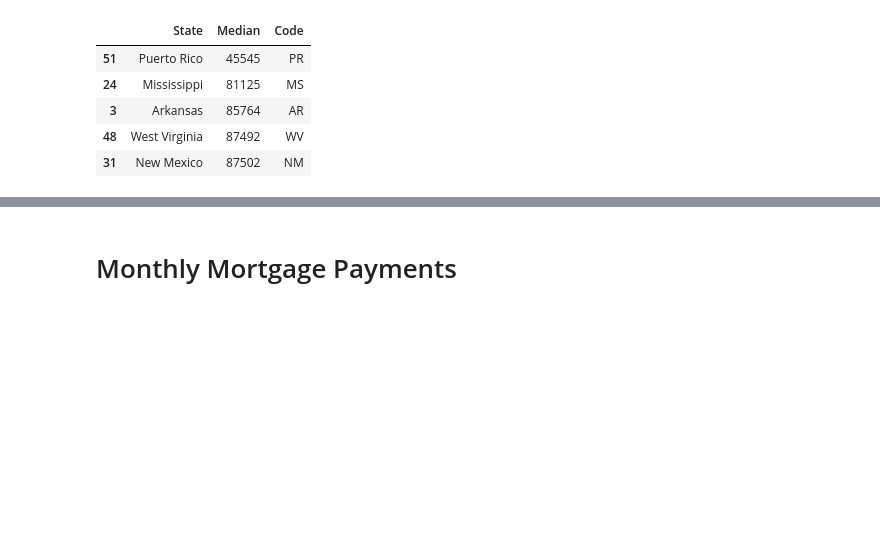
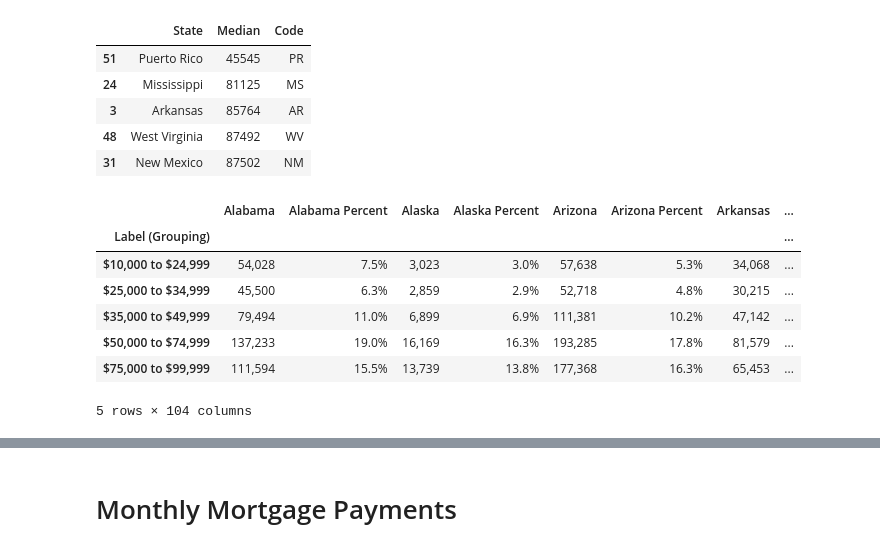
Before and after one commit to syaldram/RealEstate-vs-Demographics, a Jupyter notebook: demo.ipynb, the cells around one changed output, grey strips where cells are left out. Saved outputs shown, nothing was run; the diff lists cells and outputs as text; code cells hidden in the pictures; blank space fills up the shorter version.

```diff
--- a/demo.ipynb
+++ b/demo.ipynb
@@ -502,5 +502,8 @@ mortgage_data.head()
 | $50,000 to $99,999 | 68,726 | 8.90% | 1,388 | 1.30% | 16,509 | 1.40% | 48,502 | ... |
 | $100,000 to $299,999 | 404,306 | 52.30% | 33,203 | 30.10% | 225,536 | 19.00% | 242,819 | ... |
 5 rows × 104 columns
+# %%
+mortgage_data19 = pd.read_csv('./Data/Financial_Mortgate_Data_2019.csv', index_col=0)
+mortgage_data19 = mortgage_data19 .rename(columns=clean_mortgage_headers)
 # %%
 home_value = mortgage_data.iloc[[2,3,4,5,6,7,8,9]]
@@ -634,6 +653,8 @@ graph_pie(df,'California','2022')
 # Household Income
 # %%
 household_income = mortgage_data.iloc[[18,19,20,21,22,23,24,25,26]]
+# %%
+household_income19 = mortgage_data19.iloc[[18,19,20,21,22,23,24,25,26]]
 # %%
 def dataframe_sanitize_income(df):
 
@@ -678,3 +699,14 @@ df_median.head()
 | 3 | Arkansas | 85764 | AR |
 | 48 | West Virginia | 87492 | WV |
 | 31 | New Mexico | 87502 | NM |
+# %%
+household_income19.head()
+# %% [output]
+|  | Alabama | Alabama Percent | Alaska | Alaska Percent | Arizona | Arizona Percent | Arkansas | ... |
+| Label (Grouping) |  |  |  |  |  |  |  | ... |
+| $10,000 to $24,999 | 54,028 | 7.5% | 3,023 | 3.0% | 57,638 | 5.3% | 34,068 | ... |
+| $25,000 to $34,999 | 45,500 | 6.3% | 2,859 | 2.9% | 52,718 | 4.8% | 30,215 | ... |
+| $35,000 to $49,999 | 79,494 | 11.0% | 6,899 | 6.9% | 111,381 | 10.2% | 47,142 | ... |
+| $50,000 to $74,999 | 137,233 | 19.0% | 16,169 | 16.3% | 193,285 | 17.8% | 81,579 | ... |
+| $75,000 to $99,999 | 111,594 | 15.5% | 13,739 | 13.8% | 177,368 | 16.3% | 65,453 | ... |
+5 rows × 104 columns
```
Also changed, not shown: parts of 6 cells of this notebook, 50 other files.
